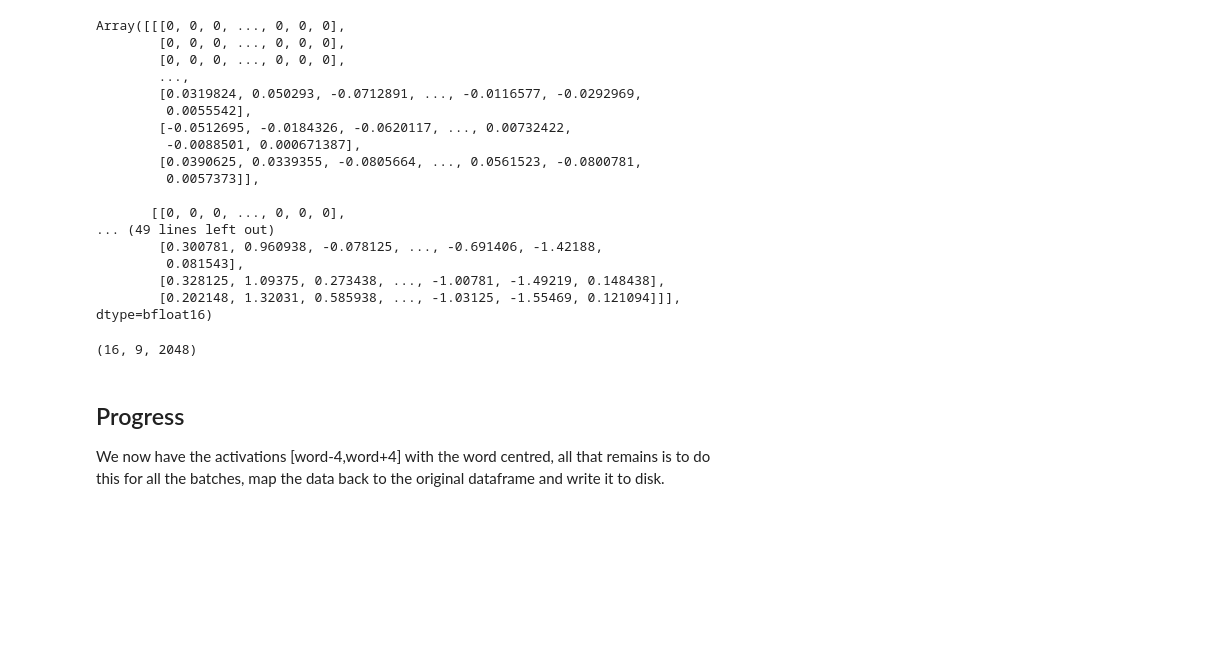
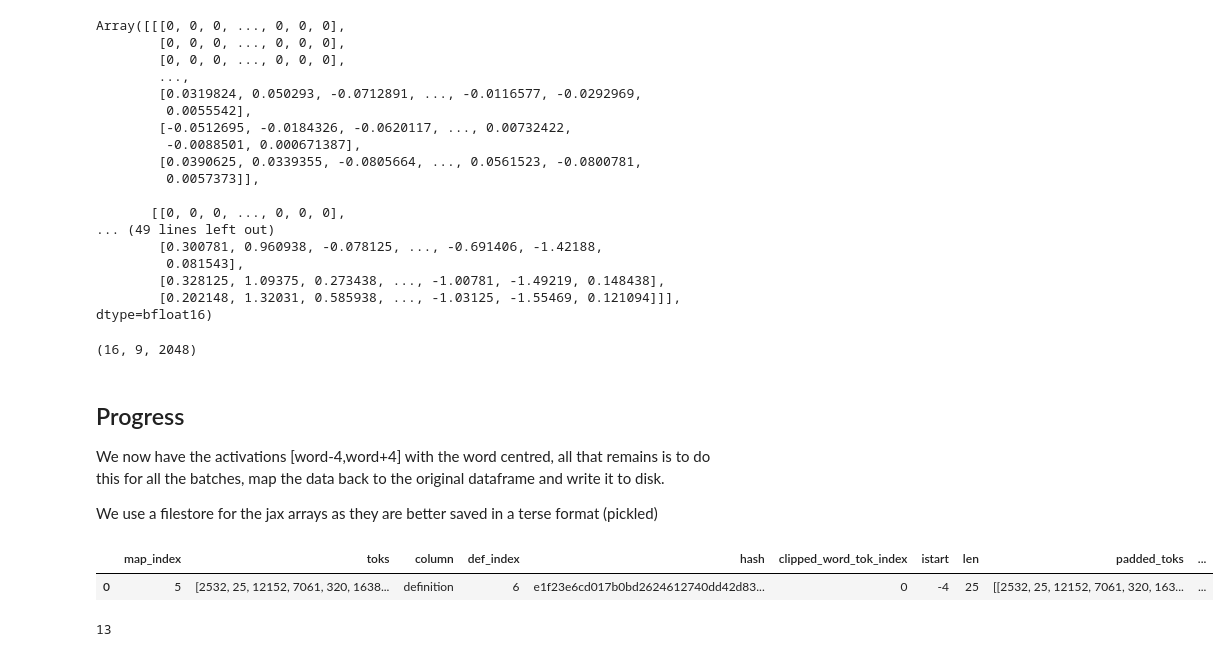
Before and after one commit to Matthew-Holmes/WordSenseDisambiguation, a Jupyter notebook: Processing/003LLM_on_prompts.ipynb, the cells around one changed output. Saved outputs shown, nothing was run; the diff lists cells and outputs as text; code cells hidden in the pictures; blank space fills up the shorter version.

```diff
--- a/Processing/003LLM_on_prompts.ipynb
+++ b/Processing/003LLM_on_prompts.ipynb
@@ -458,7 +458,7 @@ unique_toks_df[["padded_toks", "mask"]] = unique_toks_df["toks"].progress_apply(
 unique_toks_df["tok_shape"] = unique_toks_df['padded_toks'].apply(lambda arr : arr.shape)
 unique_toks_df["mask_shape"] = unique_toks_df['mask'].apply(lambda arr : arr.shape)
 # %%
-batch_size = 16
+batch_size = 64
 
 unique_toks_df['batch_id'] = unique_toks_df.index // batch_size
 # %% [markdown]
@@ -607,3 +607,12 @@ batch_df['model_output'][0].shape
 ## Progress
 
 We now have the activations [word-4,word+4] with the word centred, all that remains is to do this for all the batches, map the data back to the original dataframe and write it to disk.
+
+We use a filestore for the jax arrays as they are better saved in a terse format (pickled)
+# %%
+batch_dfs = [group.reset_index(drop=True) for _, group in unique_toks_df.groupby('batch_id')]
+# %%
+batch_dfs[1].head(1)
+# %% [output]
+|  | map_index | toks | column | def_index | hash | clipped_word_tok_index | istart | len | padded_toks | ... |
+| 0 | 5 | [2532, 25, 12152, 7061, 320, 1638... | definition | 6 | e1f23e6cd017b0bd2624612740dd42d83... | 0 | -4 | 25 | [[2532, 25, 12152, 7061, 320, 163... | ... |
@@ -609,0 +630,4 @@ We now have the activations [word-4,word+4] with the word centred, all that rema
+# %%
+len(batch_dfs)
+# %% [output]
+13
```
Also changed, not shown: parts of 12 cells of this notebook.
